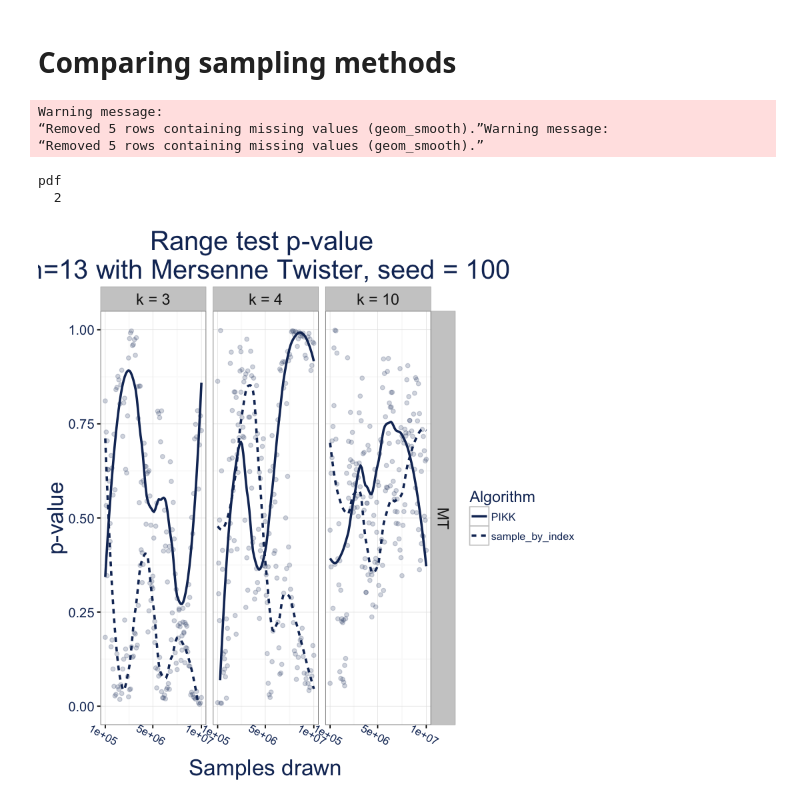
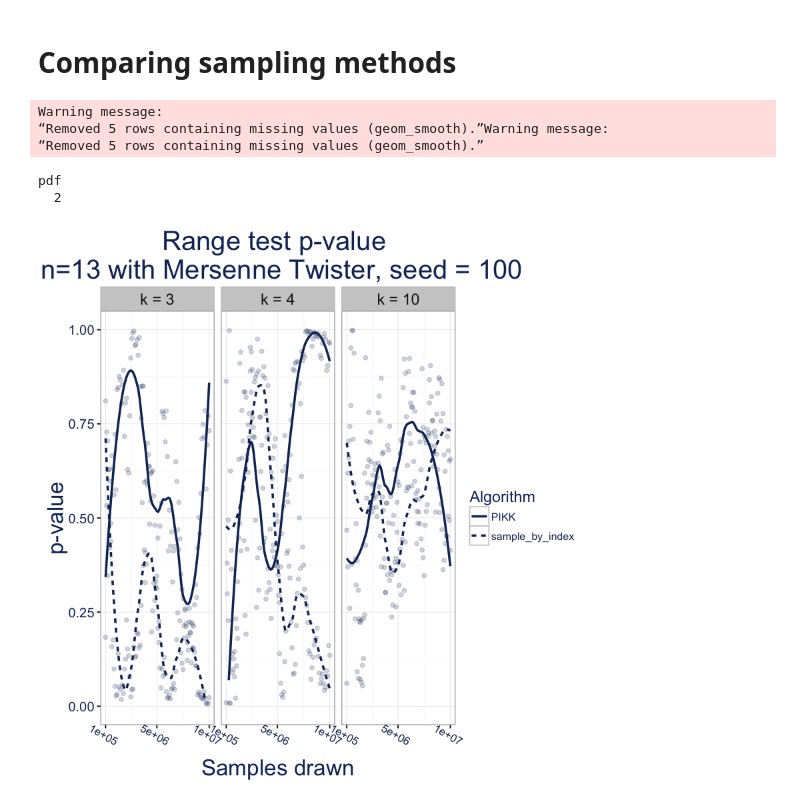
Before and after one commit to kellieotto/prng-slides, a Jupyter notebook: code/freq-sim-results.ipynb, the cells around one changed output. Drawn from its saved outputs; the diff is of its cells as text; code cells hidden in the pictures.

Commit message:
Fix plots, tying up loose ends in talk

```diff
--- a/code/freq-sim-results.ipynb
+++ b/code/freq-sim-results.ipynb
@@ -204,32 +204,32 @@ pdf
 # %%
 n13_sa = res %>%
 #    filter(Algorithm == "sample_by_index") %>%
     filter(Pop.size == 13) %>%
     filter(PRNG == "MT") %>%
     filter(seed == 100) %>%
     mutate(seed = paste0("seed = ", seed)) %>%
     mutate(Sample.size = paste0("k = ", Sample.size)) %>%
     mutate(Sample.size = factor(Sample.size, levels = c("k = 3", "k = 4", "k = 10"))) %>%
     ggplot(aes(x = reps, y = Range.P.value, linetype = Algorithm), color = "#143264") +
     geom_point(alpha = 0.2, color = "#143264") + geom_smooth(se = FALSE, span = 0.5, color = "#143264") +
-    facet_grid(PRNG~Sample.size) +
+    facet_grid(~Sample.size) +
     ylim(0, 1) +
     ggtitle("Range test p-value \n n=13 with Mersenne Twister, seed = 100") +
     report_theme +
     xlab("Samples drawn") +
     ylab("p-value") +
     labs(color = "") +
     scale_color_manual(values="#143264") +
     scale_x_continuous(breaks = c(1e5, 5*1e6, 1e7))
 n13_sa
 
 pdf("../fig/prng-sa-lineplot.pdf", width = 12)
 n13_sa
 dev.off()
 # %% [output]
 Warning message:
 “Removed 5 rows containing missing values (geom_smooth).”Warning message:
 “Removed 5 rows containing missing values (geom_smooth).”
 pdf
   2
-[figure, old version]
+[figure, new version]
```
Also changed, not shown: parts of 3 cells of this notebook, 10 other files.
